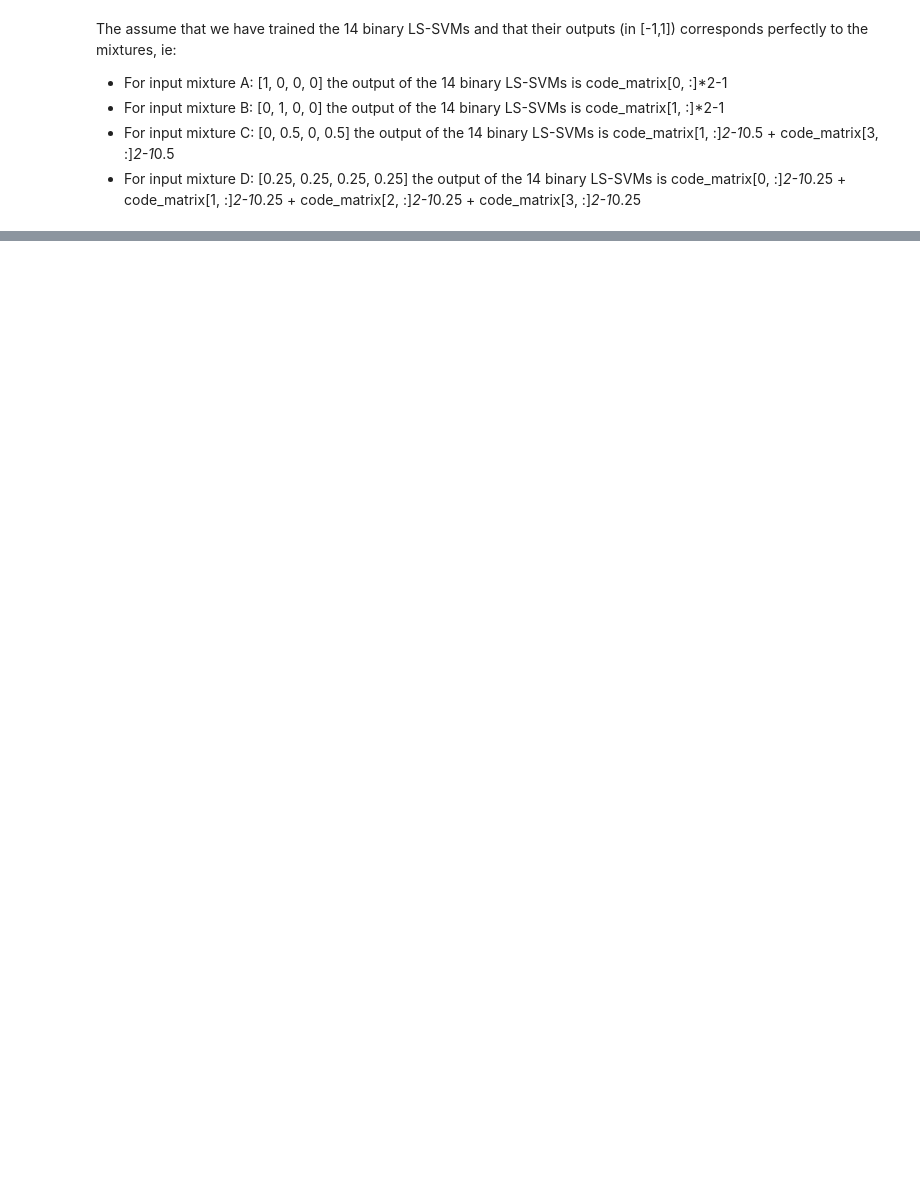
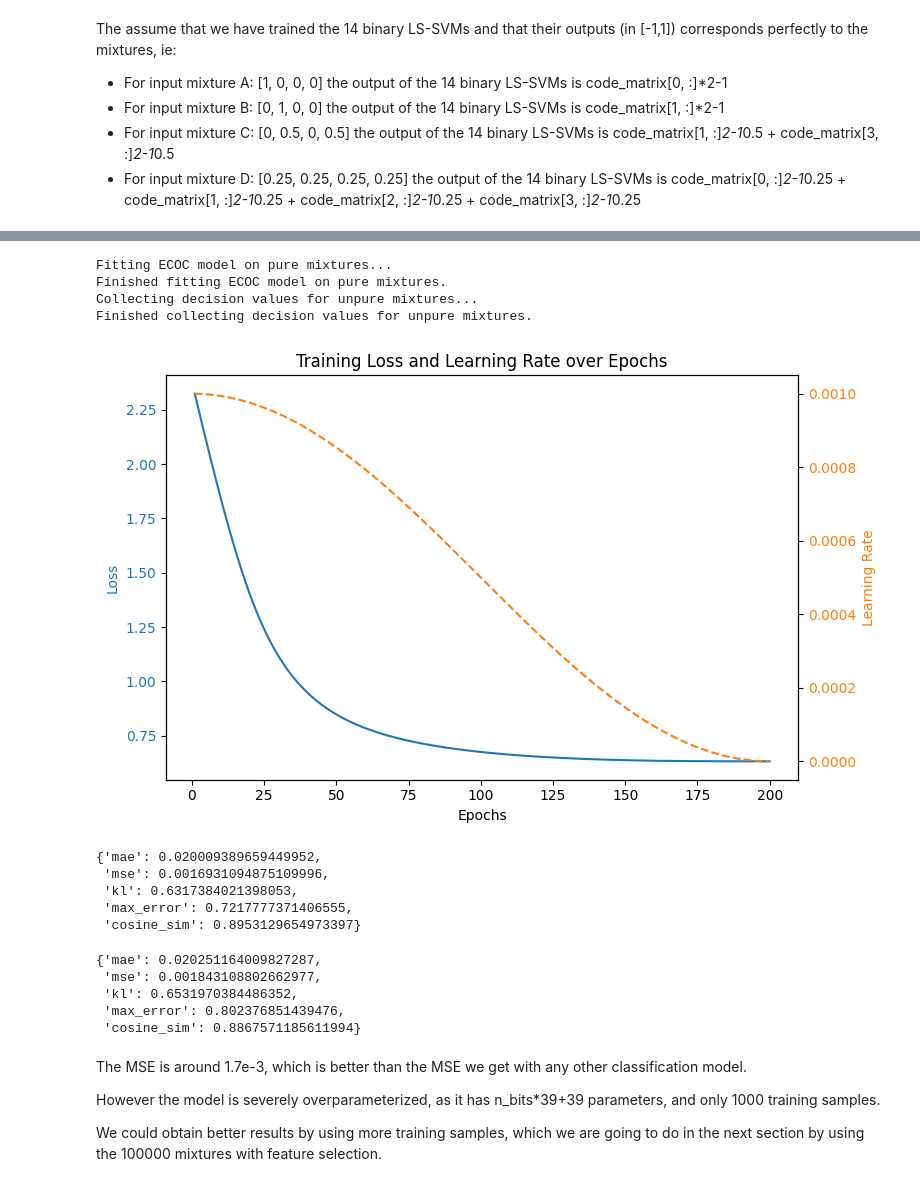
Before and after one commit to CompEpigen/syto, a Jupyter notebook: EDA/SVM_deconvolution.ipynb, the cells around one changed output, grey strips where cells are left out. Cells and saved outputs as stored; diff of their text form; code cells hidden in the pictures; blank space fills up the shorter version.

Commit message:
Performed all tests on SVMs as deconvulution methods

```diff
--- a/EDA/SVM_deconvolution.ipynb
+++ b/EDA/SVM_deconvolution.ipynb
@@ -1469,0 +2131,76 @@ plt.show()
+# %%
+ecoc_combined_model = CombinedECOCCalibrationModel(
+    base_estimator=BinaryLSSVM(gamma=1.0, sigma=1.0, kernel="rbf"),
+    n_bits=500,
+    n_classes=39,
+    matrix_construction_mode="full_random",
+    random_state=42,
+    decision_function_workers=8,
+    device="cuda",
+)
+
+training_metrics = ecoc_combined_model.fit(
+    X_pure=X_pure_train_full,
+    y_pure=y_pure_train_labels,
+    X_unpure=X_unpure_train_full,
+    y_unpure=y_unpure_train,
+    n_epochs=200,
+    batch_size=None,
+    lr=1e-3,
+    return_metrics=True,
+)
+# %% [output]
+Fitting ECOC model on pure mixtures...
+Finished fitting ECOC model on pure mixtures.
+Collecting decision values for unpure mixtures...
+Finished collecting decision values for unpure mixtures.
+# %%
+fig, ax1 = plt.subplots(figsize=(8, 5))# Loss on left y-axis
+ax1.plot(training_metrics["epochs"], training_metrics["loss"], color="tab:blue", label="Loss")
+ax1.set_xlabel("Epochs")
+ax1.set_ylabel("Loss", color="tab:blue")
+ax1.tick_params(axis="y", labelcolor="tab:blue")
+
+# Learning rate on right y-axis
+ax2 = ax1.twinx()
+ax2.plot(
+    training_metrics["epochs"],
+    training_metrics["learning_rate"],
+    color="tab:orange",
+    linestyle="--",
+    label="Learning Rate",
+)
+ax2.set_ylabel("Learning Rate", color="tab:orange")
+ax2.tick_params(axis="y", labelcolor="tab:orange")
+
+ax1.set_title("Training Loss and Learning Rate over Epochs")
+fig.tight_layout()
+plt.show()
+# %% [output]
+[figure, added]
+# %%
+ecoc_combined_train_pred = ecoc_combined_model.predict_proba(X_unpure_train_full)
+ecoc_combined_train_deconv_metrics = compute_deconvolution_metrics_np(ecoc_combined_train_pred, y_unpure_train)
+ecoc_combined_train_deconv_metrics
+# %% [output]
+{'mae': 0.020009389659449952,
+ 'mse': 0.0016931094875109996,
+ 'kl': 0.6317384021398053,
+ 'max_error': 0.7217777371406555,
+ 'cosine_sim': 0.8953129654973397}
+# %%
+ecoc_combined_val_pred = ecoc_combined_model.predict_proba(X_unpure_val_full)
+ecoc_combined_val_deconv_metrics = compute_deconvolution_metrics_np(ecoc_combined_val_pred, y_unpure_val)
+ecoc_combined_val_deconv_metrics
+# %% [output]
+{'mae': 0.020251164009827287,
+ 'mse': 0.001843108802662977,
+ 'kl': 0.6531970384486352,
+ 'max_error': 0.802376851439476,
+ 'cosine_sim': 0.8867571185611994}
+# %% [markdown]
+The MSE is around 1.7e-3, which is better than the MSE we get with any other classification model.
+
+However the model is severely overparameterized, as it has n_bits*39+39 parameters, and only 1000 training samples.
+
+We could obtain better results by using more training samples, which we are going to do in the next section by using the 100000 mixtures with feature selection.
```
Also changed, not shown: parts of 115 cells of this notebook.
